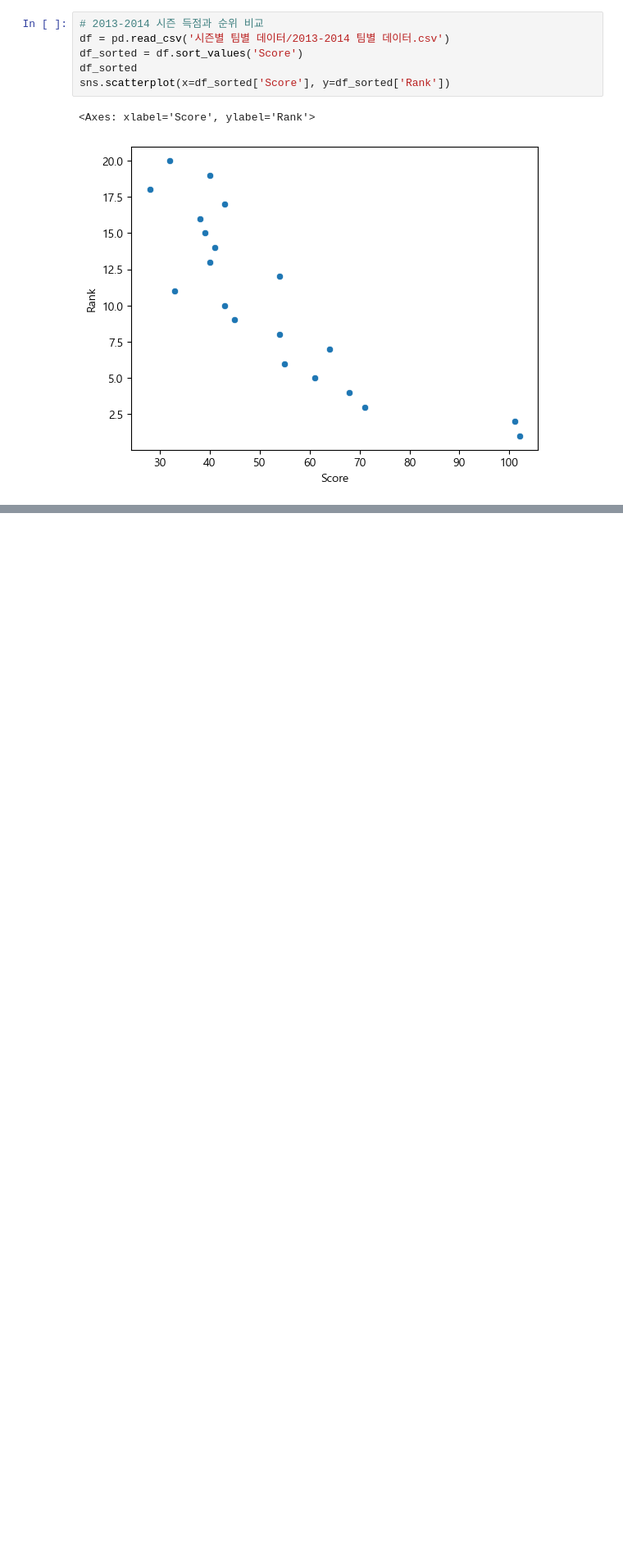
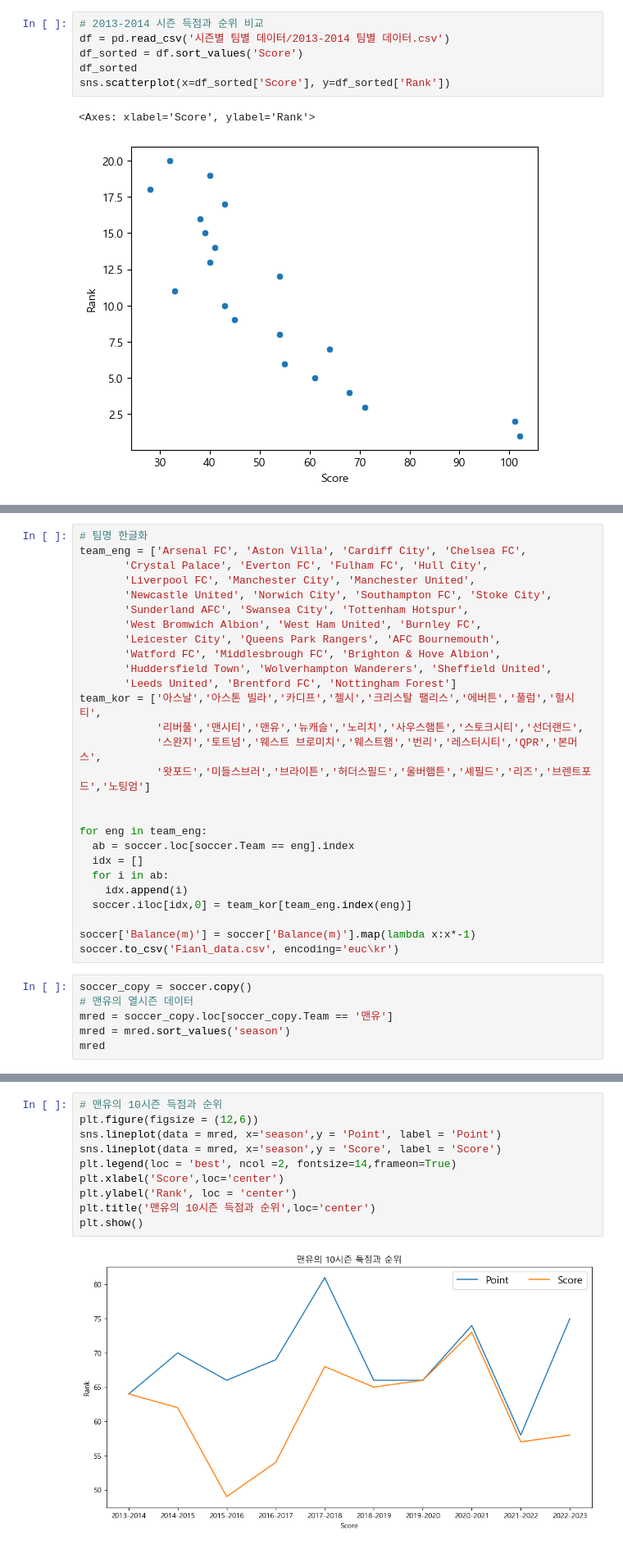
Before and after one commit to gingerman123/Soccer-Data, a Jupyter notebook: soccer_analysis.ipynb, the cells around one changed output, grey strips where cells are left out. Shown at 82% size. Saved outputs shown, nothing was run; the diff lists cells and outputs as text; blank space fills up the shorter version.

```diff
--- a/soccer_analysis.ipynb
+++ b/soccer_analysis.ipynb
@@ -36,0 +79,33 @@ result_df.to_csv('combined_file.csv', index=False)
+# %%
+# 팀명 한글화
+team_eng = ['Arsenal FC', 'Aston Villa', 'Cardiff City', 'Chelsea FC',
+       'Crystal Palace', 'Everton FC', 'Fulham FC', 'Hull City',
+       'Liverpool FC', 'Manchester City', 'Manchester United',
+       'Newcastle United', 'Norwich City', 'Southampton FC', 'Stoke City',
+       'Sunderland AFC', 'Swansea City', 'Tottenham Hotspur',
+       'West Bromwich Albion', 'West Ham United', 'Burnley FC',
+       'Leicester City', 'Queens Park Rangers', 'AFC Bournemouth',
+       'Watford FC', 'Middlesbrough FC', 'Brighton & Hove Albion',
+       'Huddersfield Town', 'Wolverhampton Wanderers', 'Sheffield United',
+       'Leeds United', 'Brentford FC', 'Nottingham Forest']
+team_kor = ['아스날','아스톤 빌라','카디프','첼시','크리스탈 팰리스','에버튼','풀럼','헐시티',
+            '리버풀','맨시티','맨유','뉴캐슬','노리치','사우스햄튼','스토크시티','선더랜드',
+            '스완지','토트넘','웨스트 브로미치','웨스트햄','번리','레스터시티','QPR','본머스',
+            '왓포드','미들스브러','브라이튼','허더스필드','울버햄튼','셰필드','리즈','브렌트포드','노팅엄']
+
+
+for eng in team_eng:
+  ab = soccer.loc[soccer.Team == eng].index
+  idx = []
+  for i in ab:
+    idx.append(i)
+  soccer.iloc[idx,0] = team_kor[team_eng.index(eng)]
+
+soccer['Balance(m)'] = soccer['Balance(m)'].map(lambda x:x*-1)
+soccer.to_csv('Fianl_data.csv', encoding='euc\kr')
+# %%
+soccer_copy = soccer.copy()
+# 맨유의 열시즌 데이터
+mred = soccer_copy.loc[soccer_copy.Team == '맨유']
+mred = mred.sort_values('season')
+mred
@@ -36,0 +124,12 @@ result_df.to_csv('combined_file.csv', index=False)
+# %%
+# 맨유의 10시즌 득점과 순위
+plt.figure(figsize = (12,6))
+sns.lineplot(data = mred, x='season',y = 'Point', label = 'Point')
+sns.lineplot(data = mred, x='season',y = 'Score', label = 'Score')
+plt.legend(loc = 'best', ncol =2, fontsize=14,frameon=True)
+plt.xlabel('Score',loc='center')
+plt.ylabel('Rank', loc = 'center')
+plt.title('맨유의 10시즌 득점과 순위',loc='center')
+plt.show()
+# %% [output]
+[figure, added]
```
Also changed, not shown: parts of 13 cells of this notebook, 2 other files.
